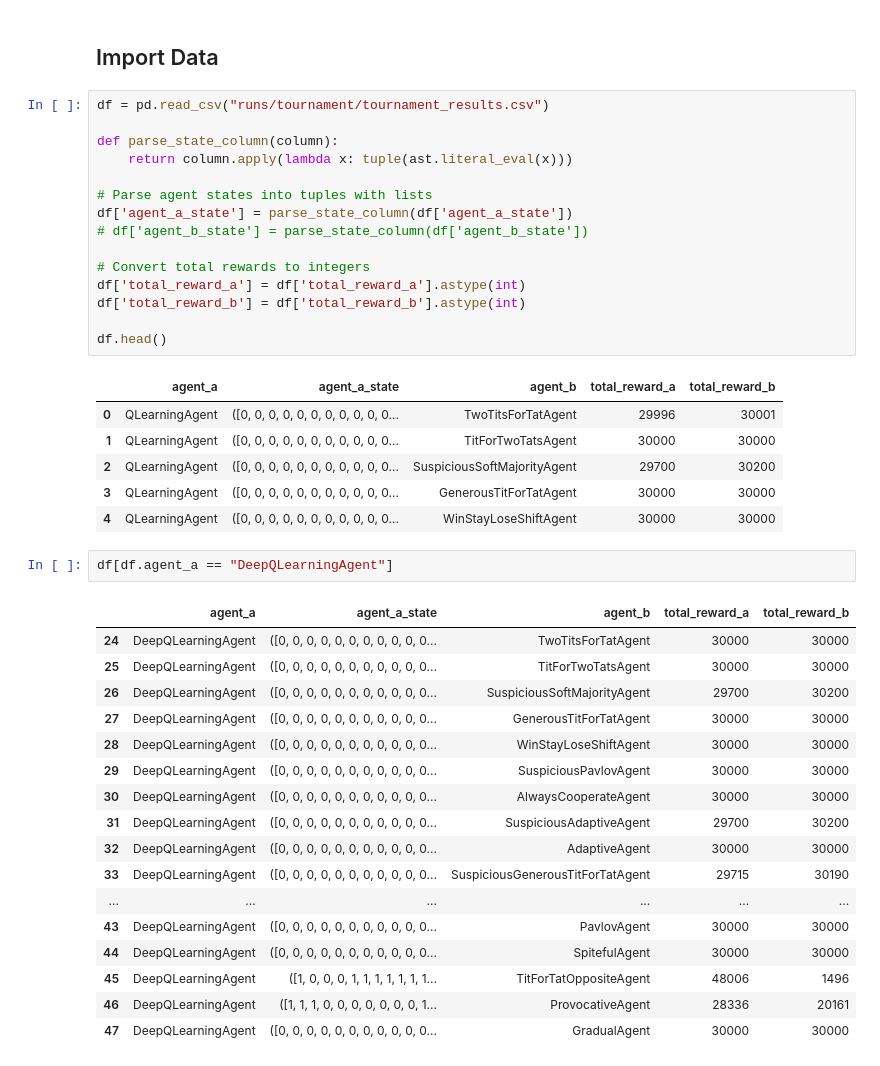
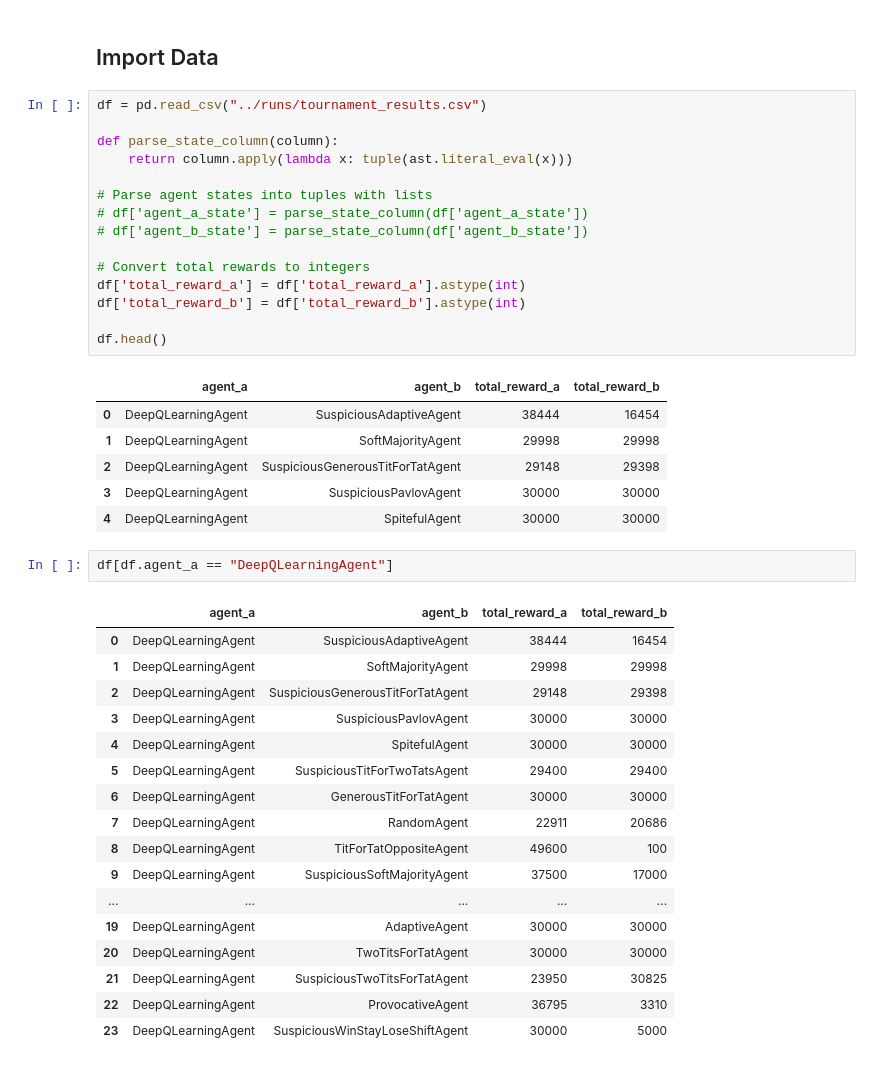
Before and after one commit to Jonah-gr/Reinforcement-Learning-IPD, a Jupyter notebook: src/analysis.ipynb, the cells around one changed output. Saved outputs shown, nothing was run; the diff lists cells and outputs as text.

```diff
--- a/src/analysis.ipynb
+++ b/src/analysis.ipynb
@@ -11,47 +11,47 @@ warnings.filterwarnings('ignore')
 # %% [markdown]
 ## Import Data
 # %%
-df = pd.read_csv("runs/tournament/tournament_results.csv")
+df = pd.read_csv("../runs/tournament_results.csv")
 
 def parse_state_column(column):
     return column.apply(lambda x: tuple(ast.literal_eval(x)))
 
 # Parse agent states into tuples with lists
-df['agent_a_state'] = parse_state_column(df['agent_a_state'])
+# df['agent_a_state'] = parse_state_column(df['agent_a_state'])
 # df['agent_b_state'] = parse_state_column(df['agent_b_state'])
 
 # Convert total rewards to integers
 df['total_reward_a'] = df['total_reward_a'].astype(int)
 df['total_reward_b'] = df['total_reward_b'].astype(int)
 
 df.head()
 # %% [output]
-|  | agent_a | agent_a_state | agent_b | total_reward_a | total_reward_b |
-| 0 | QLearningAgent | ([0, 0, 0, 0, 0, 0, 0, 0, 0, 0, 0... | TwoTitsForTatAgent | 29996 | 30001 |
-| 1 | QLearningAgent | ([0, 0, 0, 0, 0, 0, 0, 0, 0, 0, 0... | TitForTwoTatsAgent | 30000 | 30000 |
-| 2 | QLearningAgent | ([0, 0, 0, 0, 0, 0, 0, 0, 0, 0, 0... | SuspiciousSoftMajorityAgent | 29700 | 30200 |
-| 3 | QLearningAgent | ([0, 0, 0, 0, 0, 0, 0, 0, 0, 0, 0... | GenerousTitForTatAgent | 30000 | 30000 |
-| 4 | QLearningAgent | ([0, 0, 0, 0, 0, 0, 0, 0, 0, 0, 0... | WinStayLoseShiftAgent | 30000 | 30000 |
+|  | agent_a | agent_b | total_reward_a | total_reward_b |
+| 0 | DeepQLearningAgent | SuspiciousAdaptiveAgent | 38444 | 16454 |
+| 1 | DeepQLearningAgent | SoftMajorityAgent | 29998 | 29998 |
+| 2 | DeepQLearningAgent | SuspiciousGenerousTitForTatAgent | 29148 | 29398 |
+| 3 | DeepQLearningAgent | SuspiciousPavlovAgent | 30000 | 30000 |
+| 4 | DeepQLearningAgent | SpitefulAgent | 30000 | 30000 |
 # %%
 df[df.agent_a == "DeepQLearningAgent"]
 # %% [output]
-|  | agent_a | agent_a_state | agent_b | total_reward_a | total_reward_b |
-| 24 | DeepQLearningAgent | ([0, 0, 0, 0, 0, 0, 0, 0, 0, 0, 0... | TwoTitsForTatAgent | 30000 | 30000 |
-| 25 | DeepQLearningAgent | ([0, 0, 0, 0, 0, 0, 0, 0, 0, 0, 0... | TitForTwoTatsAgent | 30000 | 30000 |
-| 26 | DeepQLearningAgent | ([0, 0, 0, 0, 0, 0, 0, 0, 0, 0, 0... | SuspiciousSoftMajorityAgent | 29700 | 30200 |
-| 27 | DeepQLearningAgent | ([0, 0, 0, 0, 0, 0, 0, 0, 0, 0, 0... | GenerousTitForTatAgent | 30000 | 30000 |
-| 28 | DeepQLearningAgent | ([0, 0, 0, 0, 0, 0, 0, 0, 0, 0, 0... | WinStayLoseShiftAgent | 30000 | 30000 |
-| 29 | DeepQLearningAgent | ([0, 0, 0, 0, 0, 0, 0, 0, 0, 0, 0... | SuspiciousPavlovAgent | 30000 | 30000 |
-| 30 | DeepQLearningAgent | ([0, 0, 0, 0, 0, 0, 0, 0, 0, 0, 0... | AlwaysCooperateAgent | 30000 | 30000 |
-| 31 | DeepQLearningAgent | ([0, 0, 0, 0, 0, 0, 0, 0, 0, 0, 0... | SuspiciousAdaptiveAgent | 29700 | 30200 |
-| 32 | DeepQLearningAgent | ([0, 0, 0, 0, 0, 0, 0, 0, 0, 0, 0... | AdaptiveAgent | 30000 | 30000 |
-| 33 | DeepQLearningAgent | ([0, 0, 0, 0, 0, 0, 0, 0, 0, 0, 0... | SuspiciousGenerousTitForTatAgent | 29715 | 30190 |
-| ... | ... | ... | ... | ... | ... |
-| 43 | DeepQLearningAgent | ([0, 0, 0, 0, 0, 0, 0, 0, 0, 0, 0... | PavlovAgent | 30000 | 30000 |
-| 44 | DeepQLearningAgent | ([0, 0, 0, 0, 0, 0, 0, 0, 0, 0, 0... | SpitefulAgent | 30000 | 30000 |
-| 45 | DeepQLearningAgent | ([1, 0, 0, 0, 1, 1, 1, 1, 1, 1, 1... | TitForTatOppositeAgent | 48006 | 1496 |
-| 46 | DeepQLearningAgent | ([1, 1, 1, 0, 0, 0, 0, 0, 0, 0, 1... | ProvocativeAgent | 28336 | 20161 |
-| 47 | DeepQLearningAgent | ([0, 0, 0, 0, 0, 0, 0, 0, 0, 0, 0... | GradualAgent | 30000 | 30000 |
+|  | agent_a | agent_b | total_reward_a | total_reward_b |
+| 0 | DeepQLearningAgent | SuspiciousAdaptiveAgent | 38444 | 16454 |
+| 1 | DeepQLearningAgent | SoftMajorityAgent | 29998 | 29998 |
+| 2 | DeepQLearningAgent | SuspiciousGenerousTitForTatAgent | 29148 | 29398 |
+| 3 | DeepQLearningAgent | SuspiciousPavlovAgent | 30000 | 30000 |
+| 4 | DeepQLearningAgent | SpitefulAgent | 30000 | 30000 |
+| 5 | DeepQLearningAgent | SuspiciousTitForTwoTatsAgent | 29400 | 29400 |
+| 6 | DeepQLearningAgent | GenerousTitForTatAgent | 30000 | 30000 |
+| 7 | DeepQLearningAgent | RandomAgent | 22911 | 20686 |
+| 8 | DeepQLearningAgent | TitForTatOppositeAgent | 49600 | 100 |
+| 9 | DeepQLearningAgent | SuspiciousSoftMajorityAgent | 37500 | 17000 |
+| ... | ... | ... | ... | ... |
+| 19 | DeepQLearningAgent | AdaptiveAgent | 30000 | 30000 |
+| 20 | DeepQLearningAgent | TwoTitsForTatAgent | 30000 | 30000 |
+| 21 | DeepQLearningAgent | SuspiciousTwoTitsForTatAgent | 23950 | 30825 |
+| 22 | DeepQLearningAgent | ProvocativeAgent | 36795 | 3310 |
+| 23 | DeepQLearningAgent | SuspiciousWinStayLoseShiftAgent | 30000 | 5000 |
 # %%
 df[df.agent_a == "GenerousTitForTatAgent"]
 # %% [output]
```
Also changed, not shown: parts of 3 cells of this notebook.
